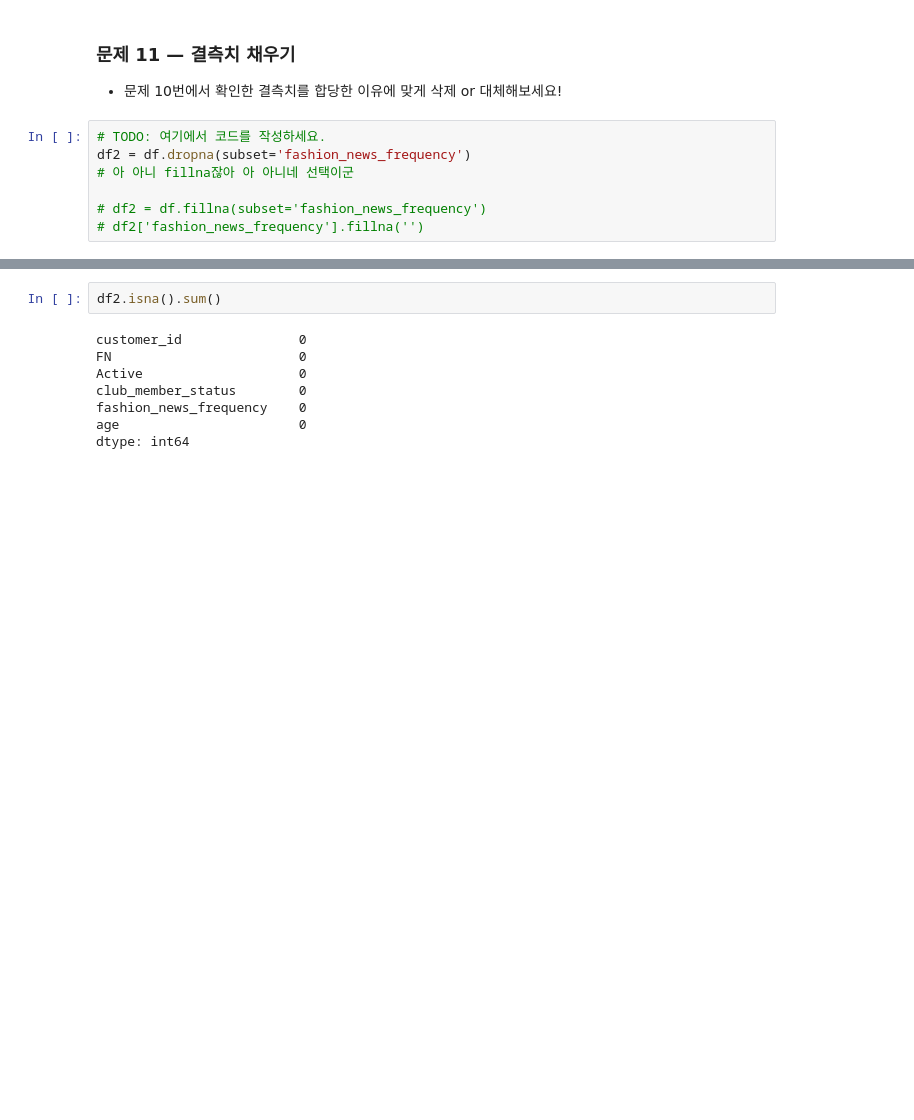
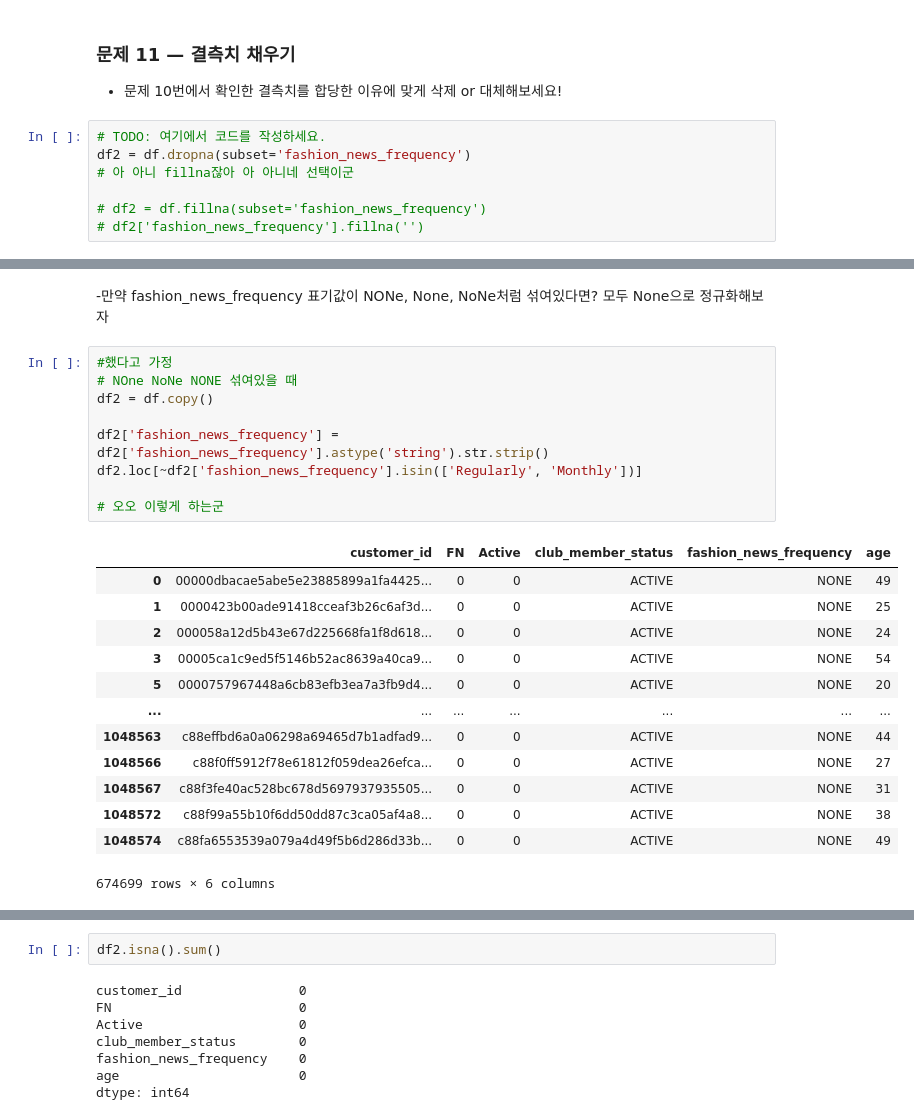
Before and after one commit to sol030/campstudy_Python, a Jupyter notebook: titanic_lab/베이직반/HM_customer_문제.ipynb, the cells around one changed output, grey strips where cells are left out. Saved outputs shown, nothing was run; the diff lists cells and outputs as text; blank space fills up the shorter version.

```diff
--- a/titanic_lab/베이직반/HM_customer_문제.ipynb
+++ b/titanic_lab/베이직반/HM_customer_문제.ipynb
@@ -223,0 +353,25 @@ df2 = df.dropna(subset='fashion_news_frequency')
+# %% [markdown]
+-만약 fashion_news_frequency 표기값이 NONe, None, NoNe처럼 섞여있다면? 모두 None으로 정규화해보자
+# %%
+#했다고 가정
+# NOne NoNe NONE 섞여있을 때
+df2 = df.copy()
+
+df2['fashion_news_frequency'] = df2['fashion_news_frequency'].astype('string').str.strip()
+df2.loc[~df2['fashion_news_frequency'].isin(['Regularly', 'Monthly'])]
+
+# 오오 이렇게 하는군
+# %% [output]
+|  | customer_id | FN | Active | club_member_status | fashion_news_frequency | age |
+| 0 | 00000dbacae5abe5e23885899a1fa4425... | 0 | 0 | ACTIVE | NONE | 49 |
+| 1 | 0000423b00ade91418cceaf3b26c6af3d... | 0 | 0 | ACTIVE | NONE | 25 |
+| 2 | 000058a12d5b43e67d225668fa1f8d618... | 0 | 0 | ACTIVE | NONE | 24 |
+| 3 | 00005ca1c9ed5f5146b52ac8639a40ca9... | 0 | 0 | ACTIVE | NONE | 54 |
+| 5 | 0000757967448a6cb83efb3ea7a3fb9d4... | 0 | 0 | ACTIVE | NONE | 20 |
+| ... | ... | ... | ... | ... | ... | ... |
+| 1048563 | c88effbd6a0a06298a69465d7b1adfad9... | 0 | 0 | ACTIVE | NONE | 44 |
+| 1048566 | c88f0ff5912f78e61812f059dea26efca... | 0 | 0 | ACTIVE | NONE | 27 |
+| 1048567 | c88f3fe40ac528bc678d5697937935505... | 0 | 0 | ACTIVE | NONE | 31 |
+| 1048572 | c88f99a55b10f6dd50dd87c3ca05af4a8... | 0 | 0 | ACTIVE | NONE | 38 |
+| 1048574 | c88fa6553539a079a4d49f5b6d286d33b... | 0 | 0 | ACTIVE | NONE | 49 |
+674699 rows × 6 columns
```
Also changed, not shown: parts of 20 cells of this notebook, 1 other file.
